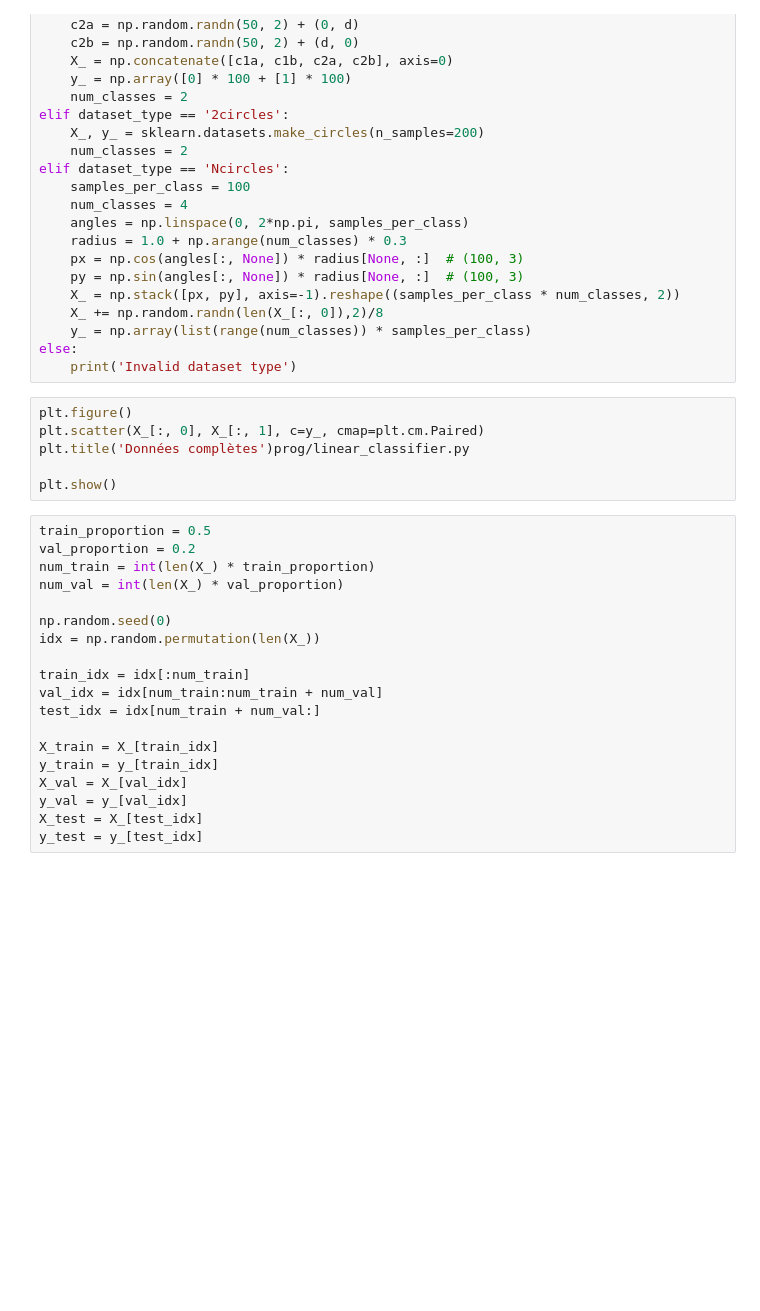
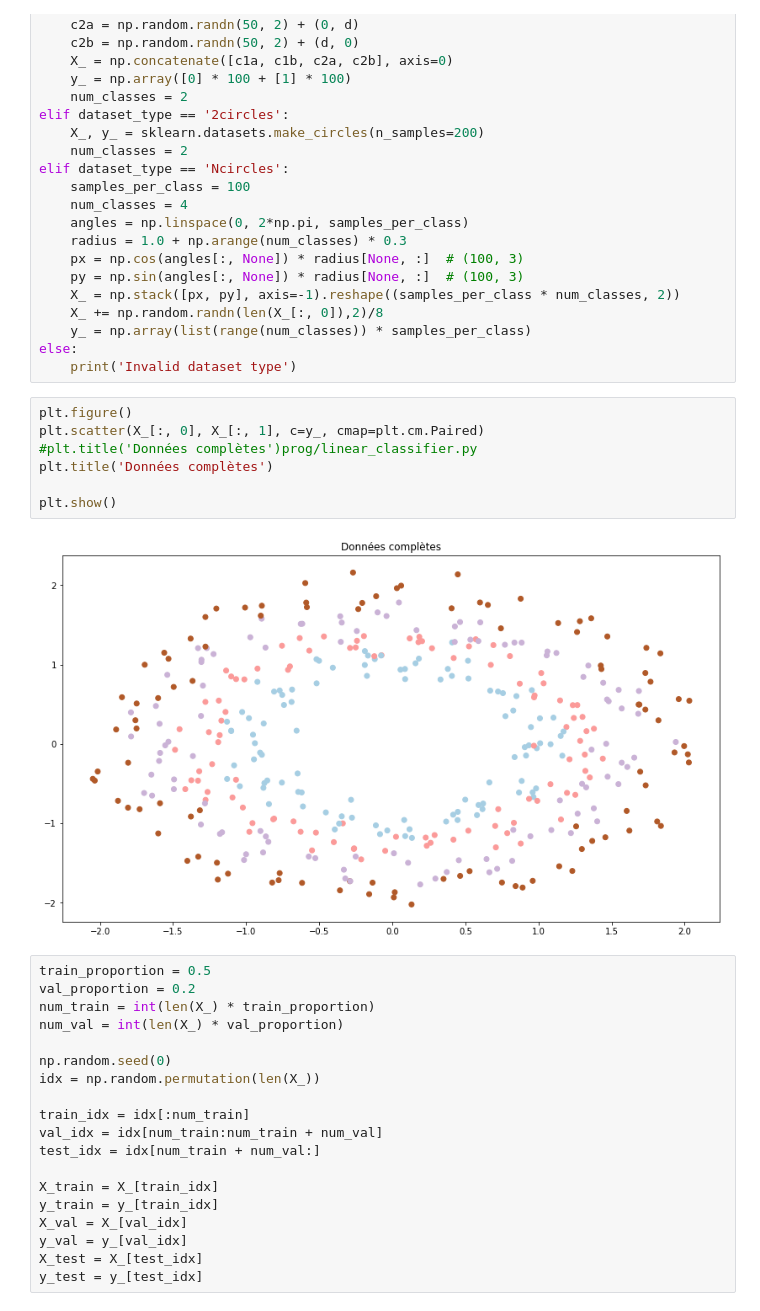
Before and after one commit to Mountagha/projetIFT712, a Jupyter notebook: prog/Devoir4.ipynb, the cells around one changed output. Cells and saved outputs as stored; diff of their text form; blank space fills up the shorter version.

```diff
--- a/prog/Devoir4.ipynb
+++ b/prog/Devoir4.ipynb
@@ -312,9 +319,12 @@ else:
 # %%
 plt.figure()
 plt.scatter(X_[:, 0], X_[:, 1], c=y_, cmap=plt.cm.Paired)
-plt.title('Données complètes')prog/linear_classifier.py
+#plt.title('Données complètes')prog/linear_classifier.py
+plt.title('Données complètes')
 
 plt.show()
+# %% [output]
+[figure, added]
 # %%
 train_proportion = 0.5
 val_proportion = 0.2
```
Also changed, not shown: parts of 16 cells of this notebook, 2 other files.
